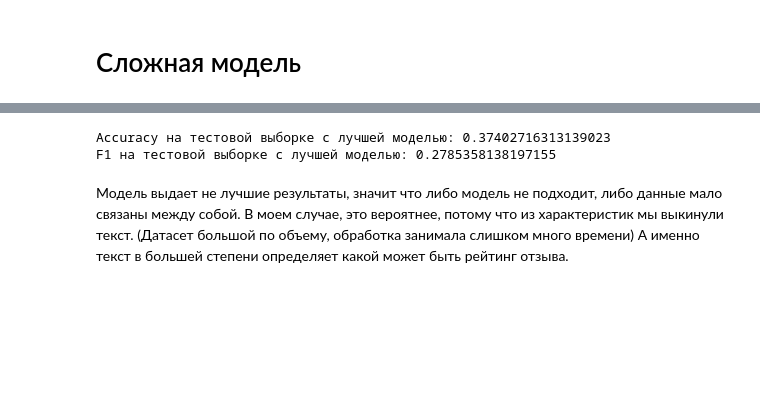
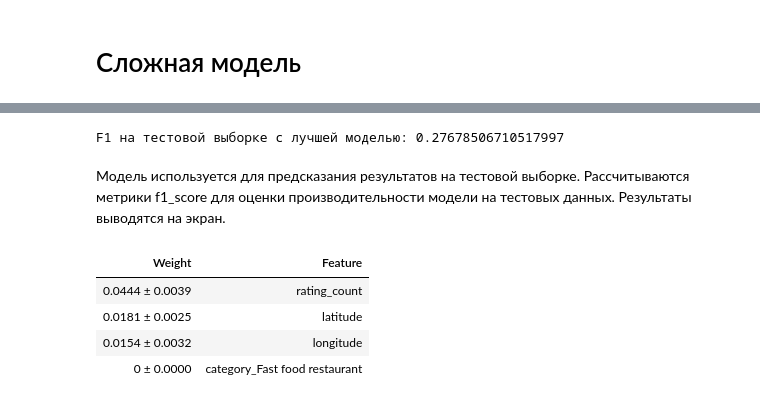
Before and after one commit to kagayaku29/ml_hw, a Jupyter notebook: mo_hw2,3.ipynb, the cells around one changed output, grey strips where cells are left out. Cells and saved outputs as stored; diff of their text form; code cells hidden in the pictures; blank space fills up the shorter version.

```diff
--- a/mo_hw2,3.ipynb
+++ b/mo_hw2,3.ipynb
@@ -208,13 +205,23 @@ best_model.fit(X_train_encoded, y_train)
 
 # Предсказание на тестовой выборке с помощью обученной модели
 best_predictions = best_model.predict(X_test_encoded)
-best_accuracy = accuracy_score(y_test, best_predictions)
 best_f1 = f1_score(y_test, best_predictions,average='weighted')
-print(f"Accuracy на тестовой выборке с лучшей моделью: {best_accuracy}")
 print(f"F1 на тестовой выборке с лучшей моделью: {best_f1}")
 # %% [output]
-Accuracy на тестовой выборке с лучшей моделью: 0.37402716313139023
-F1 на тестовой выборке с лучшей моделью: 0.2785358138197155
+F1 на тестовой выборке с лучшей моделью: 0.27678506710517997
-# %% [markdown]
-Модель выдает не лучшие результаты, значит что либо модель не подходит, либо данные мало связаны между собой. В моем случае, это вероятнее, потому что из характеристик мы выкинули текст. (Датасет большой по объему, обработка занимала слишком много времени)
-А именно текст в большей степени определяет какой может быть рейтинг отзыва.
+# %% [markdown]
+Модель используется для предсказания результатов на тестовой выборке.
+Рассчитываются метрики f1_score для оценки производительности модели на тестовых данных.
+Результаты выводятся на экран.
+# %%
+# Инициализация PermutationImportance и вычисление важности признаков
+perm = PermutationImportance(best_model, random_state=42).fit(X_test_encoded, y_test)
+
+# Визуализация permutation importances
+eli5.show_weights(perm, feature_names=X_test_encoded.columns.tolist())
+# %% [output]
+| Weight | Feature |
+| 0.0444 ± 0.0039 | rating_count |
+| 0.0181 ± 0.0025 | latitude |
+| 0.0154 ± 0.0032 | longitude |
+| 0 ± 0.0000 | category_Fast food restaurant |
```
Also changed, not shown: parts of 20 cells of this notebook.
